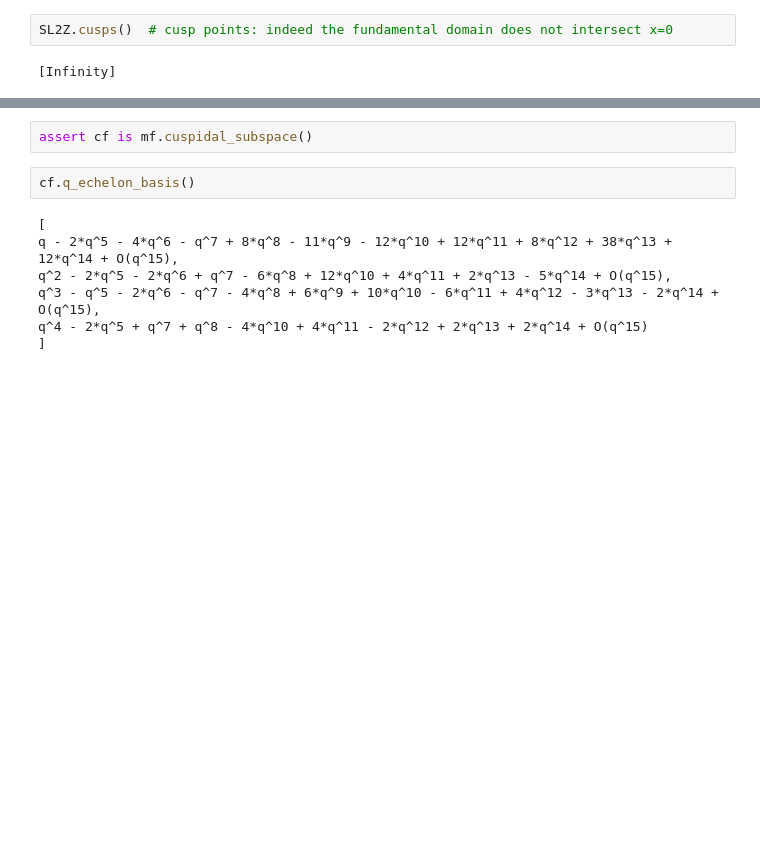
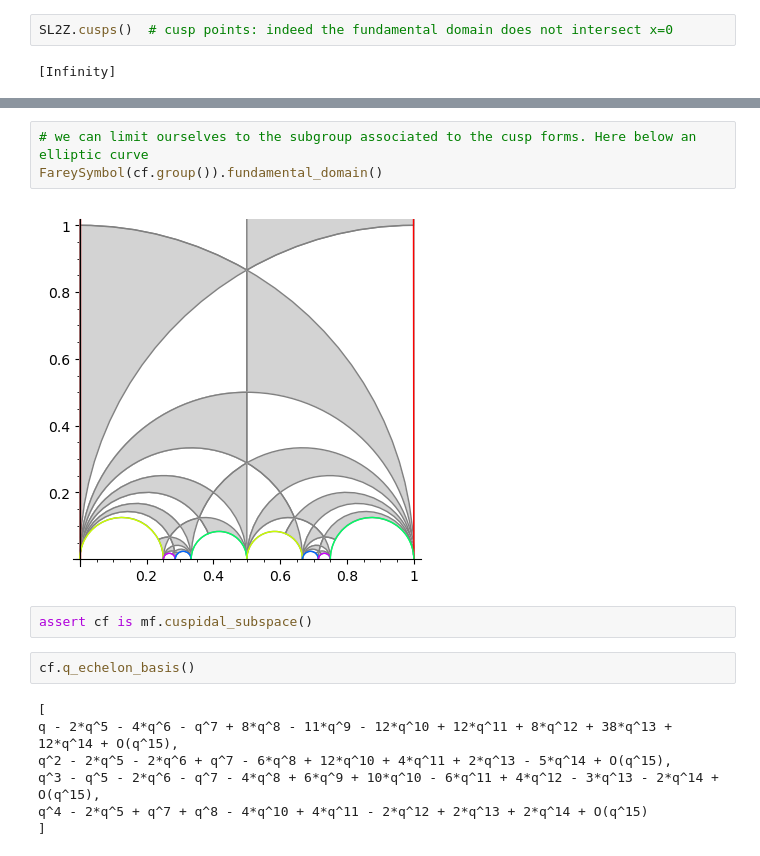
Before and after one commit to matteocao/modular-forms, a Jupyter notebook: modular_forms_MC.ipynb, the cells around one changed output, grey strips where cells are left out. Cells and saved outputs as stored; diff of their text form; blank space fills up the shorter version.

```diff
--- a/modular_forms_MC.ipynb
+++ b/modular_forms_MC.ipynb
@@ -155,3 +194,8 @@ Cuspidal subspace of dimension 4 of Modular Forms space of dimension 8 for Congr
+# %%
+# we can limit ourselves to the subgroup associated to the cusp forms. Here below an elliptic curve
+FareySymbol(cf.group()).fundamental_domain()
+# %% [output]
+[figure, added]
 # %%
 assert cf is mf.cuspidal_subspace()
 # %%
```
Also changed, not shown: parts of 68 cells of this notebook.
